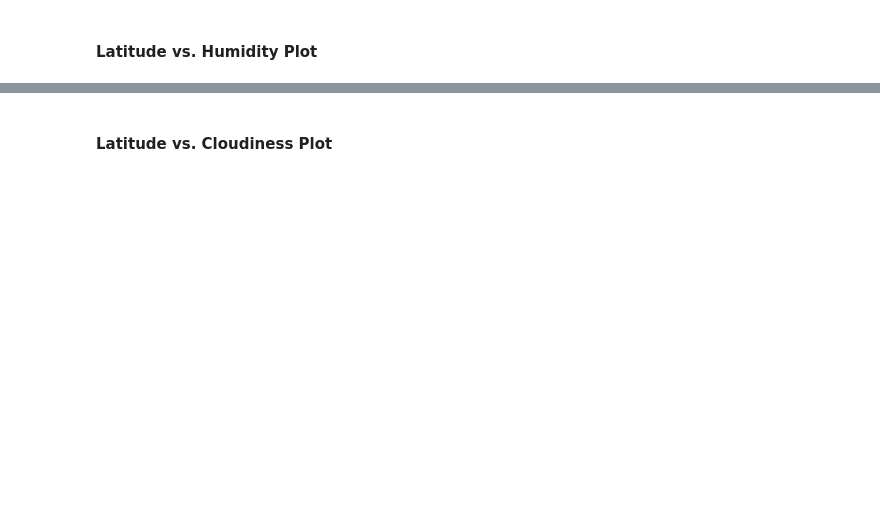
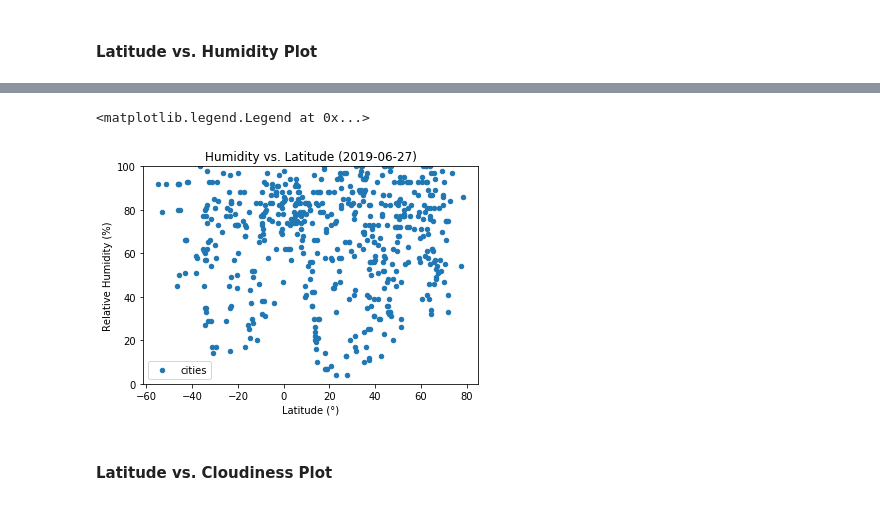
Before and after one commit to 4890A/06-API-Assignment, a Jupyter notebook: WeatherPy.ipynb, the cells around one changed output, grey strips where cells are left out. Saved outputs shown, nothing was run; the diff lists cells and outputs as text; code cells hidden in the pictures; blank space fills up the shorter version.

```diff
--- a/WeatherPy.ipynb
+++ b/WeatherPy.ipynb
@@ -137,2 +148,12 @@ NameError: name 'lat' is not defined
+# %%
+df.plot(kind="scatter",x = "lat", y="Humidity", label="cities")
+plt.title(f"Humidity vs. Latitude ({date})")
+plt.ylabel("Relative Humidity (%)")
+plt.xlabel("Latitude (°)")
+plt.ylim(0,100)
+plt.legend()
+# %% [output]
+<matplotlib.legend.Legend at 0x...>
+[figure, added]
 # %% [markdown]
 #### Latitude vs. Cloudiness Plot
```
Also changed, not shown: parts of 15 cells of this notebook, 1 other file.
